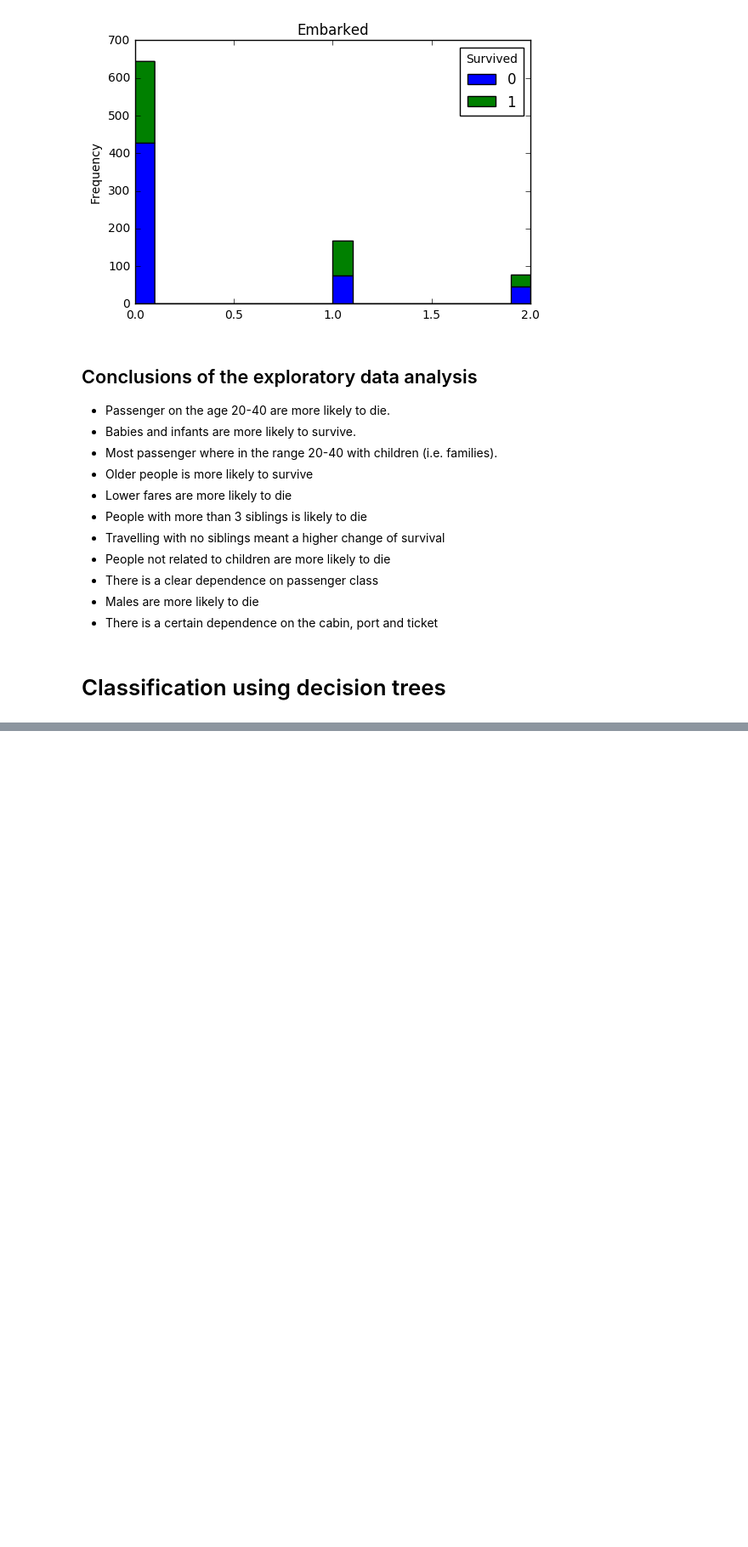
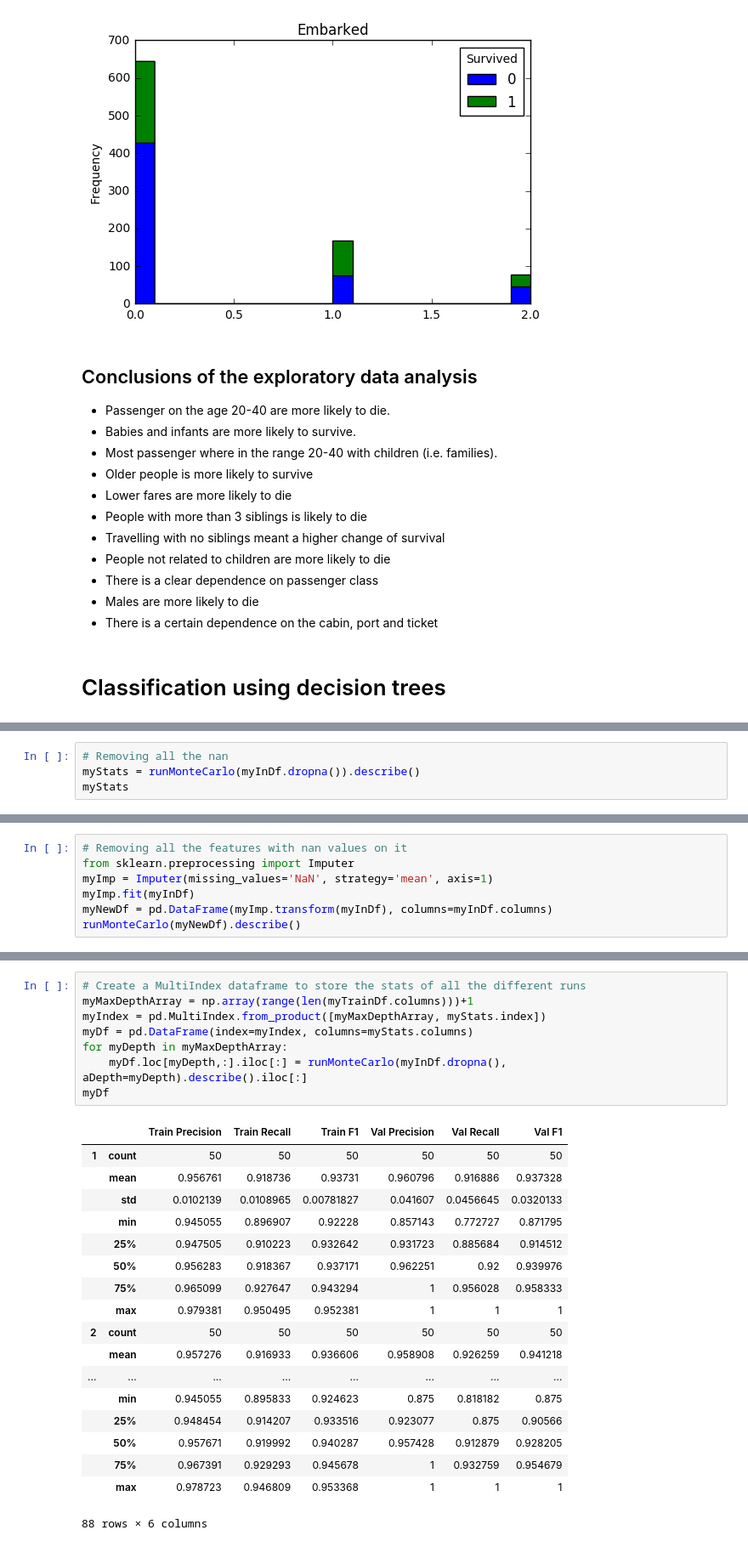
Before and after one commit to drublackberry/fantastic_demos, a Jupyter notebook: Titanic/Titanic.ipynb, the cells around one changed output, grey strips where cells are left out. Shown: that part at 85% size. Saved outputs shown, nothing was run; the diff lists cells and outputs as text; blank space fills up the shorter version.

```diff
--- a/Titanic/Titanic.ipynb
+++ b/Titanic/Titanic.ipynb
@@ -118,0 +123,4 @@ f1 score = 0.976744186047
+# %%
+# Removing all the nan
+myStats = runMonteCarlo(myInDf.dropna()).describe()
+myStats
@@ -118,0 +150,7 @@ f1 score = 0.976744186047
+# %%
+# Removing all the features with nan values on it
+from sklearn.preprocessing import Imputer
+myImp = Imputer(missing_values='NaN', strategy='mean', axis=1)
+myImp.fit(myInDf)
+myNewDf = pd.DataFrame(myImp.transform(myInDf), columns=myInDf.columns)
+runMonteCarlo(myNewDf).describe()
@@ -118,0 +174,27 @@ f1 score = 0.976744186047
+# %%
+# Create a MultiIndex dataframe to store the stats of all the different runs
+myMaxDepthArray = np.array(range(len(myTrainDf.columns)))+1
+myIndex = pd.MultiIndex.from_product([myMaxDepthArray, myStats.index])
+myDf = pd.DataFrame(index=myIndex, columns=myStats.columns)
+for myDepth in myMaxDepthArray:
+    myDf.loc[myDepth,:].iloc[:] = runMonteCarlo(myInDf.dropna(), aDepth=myDepth).describe().iloc[:]
+myDf
+# %% [output]
+|  |  | Train Precision | Train Recall | Train F1 | Val Precision | Val Recall | Val F1 |
+| 1 | count | 50 | 50 | 50 | 50 | 50 | 50 |
+|  | mean | 0.956761 | 0.918736 | 0.93731 | 0.960796 | 0.916886 | 0.937328 |
+|  | std | 0.0102139 | 0.0108965 | 0.00781827 | 0.041607 | 0.0456645 | 0.0320133 |
+|  | min | 0.945055 | 0.896907 | 0.92228 | 0.857143 | 0.772727 | 0.871795 |
+|  | 25% | 0.947505 | 0.910223 | 0.932642 | 0.931723 | 0.885684 | 0.914512 |
+|  | 50% | 0.956283 | 0.918367 | 0.937171 | 0.962251 | 0.92 | 0.939976 |
+|  | 75% | 0.965099 | 0.927647 | 0.943294 | 1 | 0.956028 | 0.958333 |
+|  | max | 0.979381 | 0.950495 | 0.952381 | 1 | 1 | 1 |
+| 2 | count | 50 | 50 | 50 | 50 | 50 | 50 |
+|  | mean | 0.957276 | 0.916933 | 0.936606 | 0.958908 | 0.926259 | 0.941218 |
+| ... | ... | ... | ... | ... | ... | ... | ... |
+|  | min | 0.945055 | 0.895833 | 0.924623 | 0.875 | 0.818182 | 0.875 |
+|  | 25% | 0.948454 | 0.914207 | 0.933516 | 0.923077 | 0.875 | 0.90566 |
+|  | 50% | 0.957671 | 0.919992 | 0.940287 | 0.957428 | 0.912879 | 0.928205 |
+|  | 75% | 0.967391 | 0.929293 | 0.945678 | 1 | 0.932759 | 0.954679 |
+|  | max | 0.978723 | 0.946809 | 0.953368 | 1 | 1 | 1 |
+88 rows × 6 columns
```
Also changed, not shown: parts of 15 cells of this notebook.
